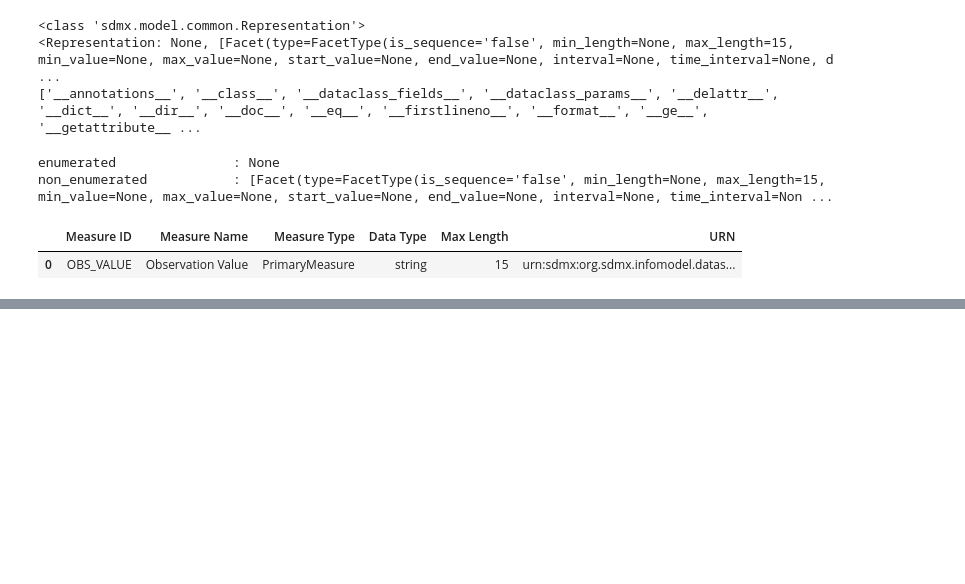
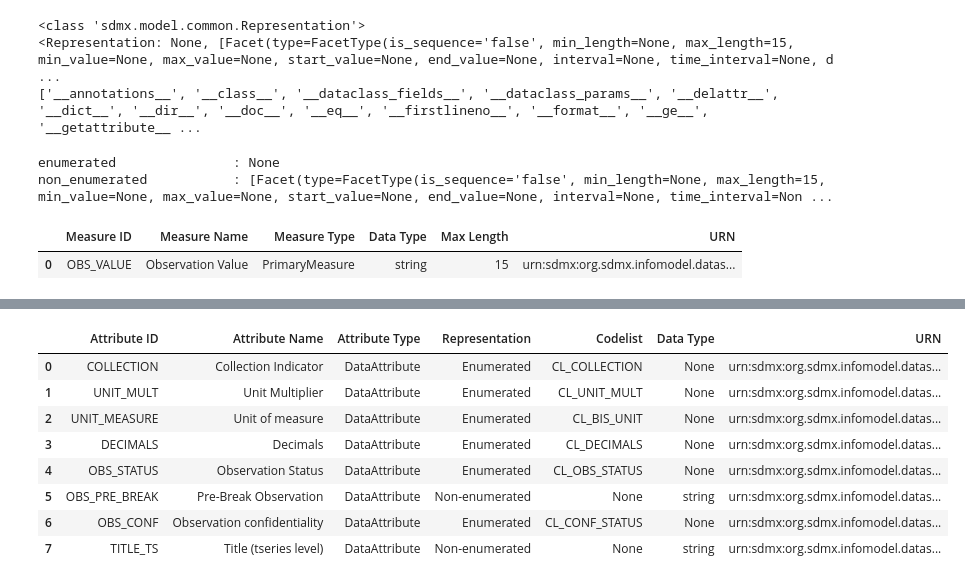
Before and after one commit to suprakashmukherjee/SDMX-Discovery, a Jupyter notebook: notebooks/D2_SDMX_DSD.ipynb, the cells around one changed output, grey strips where cells are left out. Drawn from its saved outputs; the diff is of its cells as text; code cells hidden in the pictures; blank space fills up the shorter version.

Commit message:
completed exploring Data Structure Definition (DSD)

```diff
--- a/notebooks/D2_SDMX_DSD.ipynb
+++ b/notebooks/D2_SDMX_DSD.ipynb
@@ -474,0 +488,20 @@ df_measures
+# %%
+# ----------------------------------------------------
+# Inspect every Attribute
+# ----------------------------------------------------
+
+for attr_obj in dsd.attributes:
+
+    print("=" * 80)
+    print(f"Attribute ID : {attr_obj.id}")
+
+    for attr in dir(attr_obj):
+
+        if attr.startswith("_"):
+            continue
+
+        try:
+            value = getattr(attr_obj, attr)
+            print(f"{attr:25}: {value}")
+        except AttributeError:
+            pass
@@ -474,0 +572,57 @@ df_measures
+# %%
+
+# ----------------------------------------------------
+# Build the metadata table
+# ----------------------------------------------------
+
+attributes = []
+
+for attr_obj in dsd.attributes:
+
+    # Default values
+    representation = None
+    codelist = None
+    data_type = None
+
+    rep = attr_obj.local_representation
+
+    if rep is not None:
+
+        # Enumerated representation (linked codelist)
+        if rep.enumerated is not None:
+            representation = "Enumerated"
+            codelist = rep.enumerated.id
+
+        # Non-enumerated representation (facets)
+        elif rep.non_enumerated:
+            representation = "Non-enumerated"
+
+            facet = rep.non_enumerated[0]
+            data_type = facet.value_type.name
+
+    attributes.append({
+        "Attribute ID": attr_obj.id,
+        "Attribute Name": str(attr_obj.concept_identity.name),
+        "Attribute Type": type(attr_obj).__name__,
+        "Representation": representation,
+        "Codelist": codelist,
+        "Data Type": data_type,
+        "URN": attr_obj.urn
+    })
+
+df_attributes = (
+    pd.DataFrame(attributes)
+      .reset_index(drop=True)
+)
+
+df_attributes
+# %% [output]
+|  | Attribute ID | Attribute Name | Attribute Type | Representation | Codelist | Data Type | URN |
+| 0 | COLLECTION | Collection Indicator | DataAttribute | Enumerated | CL_COLLECTION | None | urn:sdmx:org.sdmx.infomodel.datas... |
+| 1 | UNIT_MULT | Unit Multiplier | DataAttribute | Enumerated | CL_UNIT_MULT | None | urn:sdmx:org.sdmx.infomodel.datas... |
+| 2 | UNIT_MEASURE | Unit of measure | DataAttribute | Enumerated | CL_BIS_UNIT | None | urn:sdmx:org.sdmx.infomodel.datas... |
+| 3 | DECIMALS | Decimals | DataAttribute | Enumerated | CL_DECIMALS | None | urn:sdmx:org.sdmx.infomodel.datas... |
+| 4 | OBS_STATUS | Observation Status | DataAttribute | Enumerated | CL_OBS_STATUS | None | urn:sdmx:org.sdmx.infomodel.datas... |
+| 5 | OBS_PRE_BREAK | Pre-Break Observation | DataAttribute | Non-enumerated | None | string | urn:sdmx:org.sdmx.infomodel.datas... |
+| 6 | OBS_CONF | Observation confidentiality | DataAttribute | Enumerated | CL_CONF_STATUS | None | urn:sdmx:org.sdmx.infomodel.datas... |
+| 7 | TITLE_TS | Title (tseries level) | DataAttribute | Non-enumerated | None | string | urn:sdmx:org.sdmx.infomodel.datas... |
```
Also changed, not shown: parts of 10 cells of this notebook.
